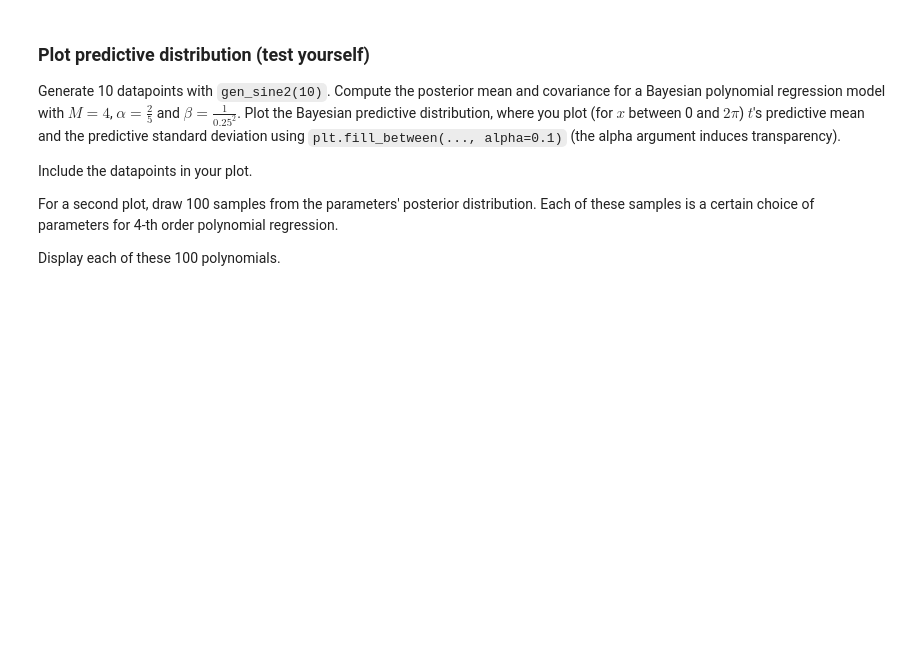
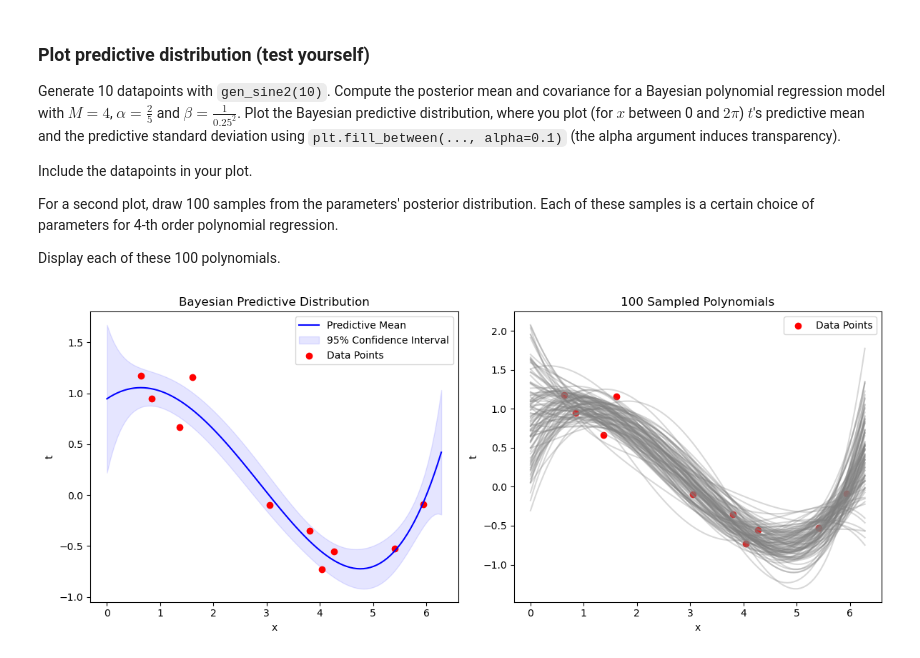
Before and after one commit to pedrocurvo/ML1, a Jupyter notebook: Lab 1/15713725_lab1.ipynb, the cells around one changed output. Saved outputs shown, nothing was run; the diff lists cells and outputs as text; code cells hidden in the pictures; blank space fills up the shorter version.

```diff
--- a/Lab 1/15713725_lab1.ipynb
+++ b/Lab 1/15713725_lab1.ipynb
@@ -364,9 +427,3 @@ where $\alpha$ is the precision of the predictive distribution, and $\beta$ is t
 See MLPR chapter 3.3 for background.
 
 Write a method `fit_polynomial_bayes(x, t, M, alpha, beta)` that returns the mean $\mathbf{m}_N$ and covariance $\mathbf{S}_N$ of the posterior for a $M$-th order polynomial. In addition it should return the design matrix $\mathbf{\Phi}$. The arguments `x`, `t` and `M` have the same meaning as in question 1.2.
-# %%
-def fit_polynomial_bayes(x, t, M, alpha, beta):
-    # YOUR CODE HERE
-    raise NotImplementedError()
-
-    return m, S, Phi
@@ -395,12 +460,13 @@ $$ \sigma_N^2 = \frac{1}{\beta} + \phi(\mathbf{x})^T \mathbf{S}_N \phi(\mathbf{x
 where $\phi(\mathbf{x})$ are the computed features for a new datapoint $\mathbf{x}$, and $t$ is the predicted variable for datapoint $\mathbf{x}$.
 
 Write a function that `predict_polynomial_bayes(x, m, S, beta)` that returns the predictive mean, variance and design matrix $\mathbf{\Phi}$ given a new datapoint `x`, posterior mean `m`, posterior variance `S` and a choice of model variance `beta`.
-# %%
-def predict_polynomial_bayes(x, m, S, beta):
-    # YOUR CODE HERE
-    raise NotImplementedError()
-
-    return mean, sigma, Phi
+# %%
+def predict_polynomial_bayes(x, m, S, beta):
+    Phi = designmatrix(x, len(m) - 1)
+    mean = m.T @ Phi.T
+    sigma = Phi @ S @ Phi.T
+    sigma = np.diag(sigma) + 1/beta
+    return mean, sigma, Phi
 # %%
 ### Test your function
 np.random.seed(42)
@@ -429,0 +496,48 @@ Display each of these 100 polynomials.
+# %%
+N = 10
+x, t = gen_sine2(N)
+
+M = 4
+alpha = 2/5
+beta = 1 / (0.25 ** 2)
+
+# Fit the Polynomial
+m_N, S_N, Phi = fit_polynomial_bayes(x, t, M, alpha, beta)
+
+# Predict the Polynomial for new x values
+x_plot = np.linspace(0, 2 * np.pi, 100)
+mean_pred, std_dev, Phi_plot = predict_polynomial_bayes(x_plot, m_N, S_N, beta)
+
+# Plot the predictive distribution
+plt.figure(figsize=(12, 5))
+
+# Plot the predictive mean values and standard deviations
+plt.subplot(1, 2, 1)
+plt.plot(x_plot, mean_pred, label='Predictive Mean', color='blue')
+# I'm using mean +/- 2*std_dev because for a normal distribution, 95% of the probability mass is within 2 standard deviations
+plt.fill_between(x_plot, mean_pred - 2 * std_dev, mean_pred + 2 * std_dev, color='blue', alpha=0.1, label='95% Confidence Interval')
+plt.scatter(x, t, color='red', label='Data Points')
+plt.xlabel('x')
+plt.ylabel('t')
+plt.title('Bayesian Predictive Distribution')
+plt.legend()
+
+# Plot 100 samples of polynomials
+plt.subplot(1, 2, 2)
+for _ in range(100):
+    # Sample a new posterior mean vector
+    w_sample = np.random.multivariate_normal(m_N, S_N)
+    # Predict the polynomial values
+    t_sample = Phi_plot @ w_sample
+    plt.plot(x_plot, t_sample, color='gray', alpha=0.3)
+
+plt.scatter(x, t, color='red', label='Data Points')
+plt.xlabel('x')
+plt.ylabel('t')
+plt.title('100 Sampled Polynomials')
+plt.legend()
+
+plt.tight_layout()
+plt.show()
+# %% [output]
+[figure, added]
```
Also changed, not shown: parts of 23 cells of this notebook.
